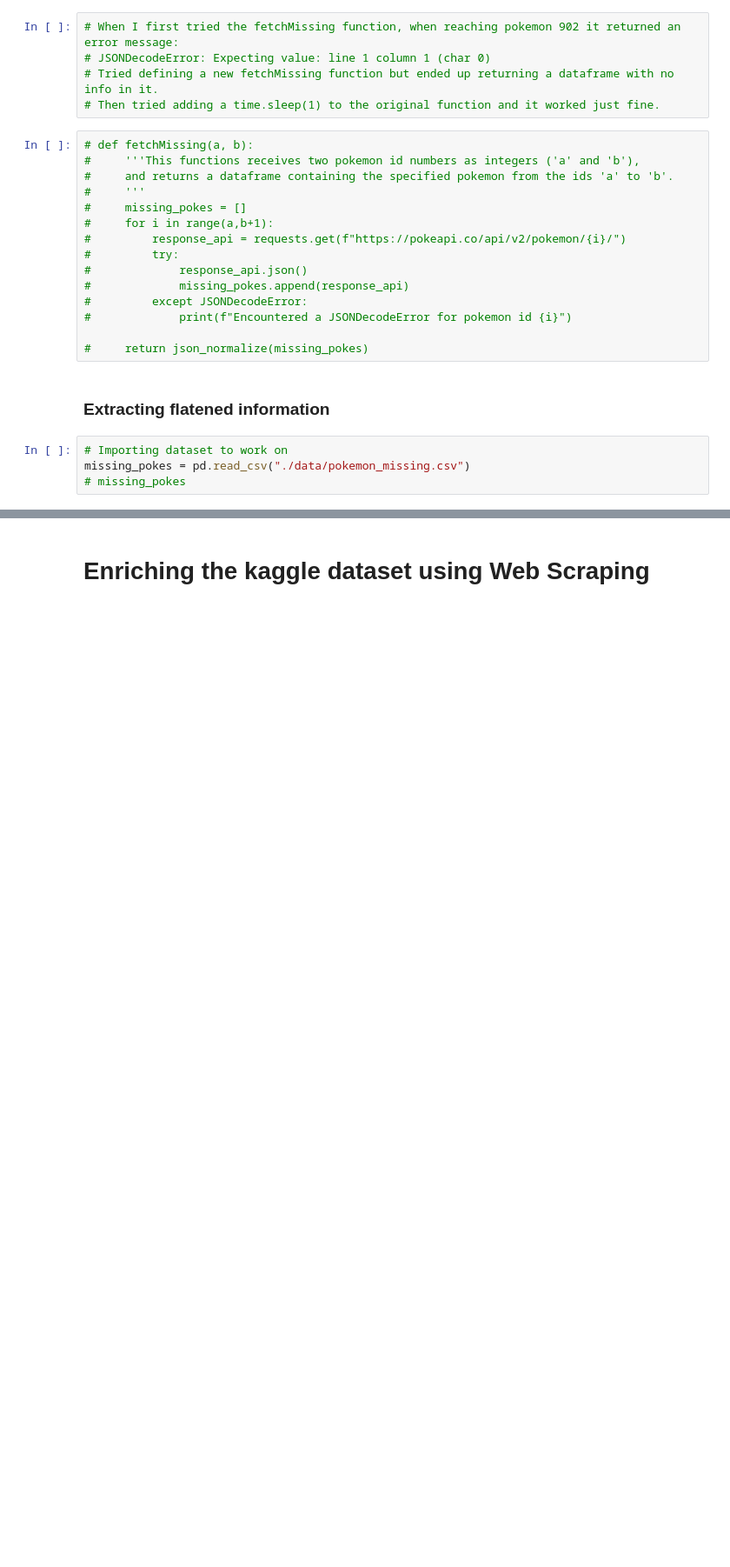
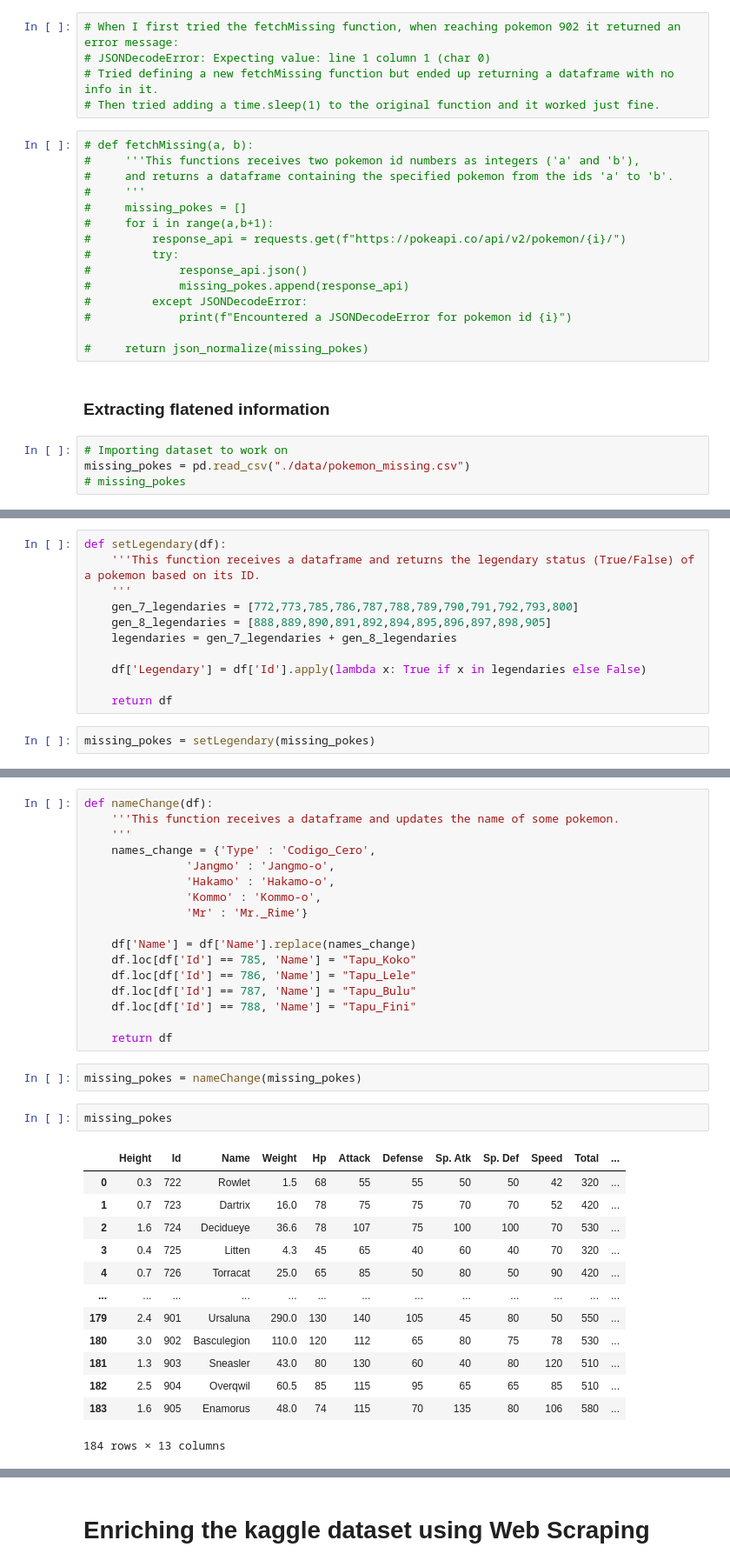
Before and after one commit to mplanasgit/project-2, a Jupyter notebook: enriching.ipynb, the cells around one changed output, grey strips where cells are left out. Shown at 87% size. Drawn from its saved outputs; the diff is of its cells as text; blank space fills up the shorter version.

Commit message:
updates on names

```diff
--- a/enriching.ipynb
+++ b/enriching.ipynb
@@ -316,0 +299,13 @@ missing_pokes.to_csv('./data/pokemon_missing_clean.csv', index = False)
+# %%
+def setLegendary(df):
+    '''This function receives a dataframe and returns the legendary status (True/False) of a pokemon based on its ID.
+    '''
+    gen_7_legendaries = [772,773,785,786,787,788,789,790,791,792,793,800]
+    gen_8_legendaries = [888,889,890,891,892,894,895,896,897,898,905]
+    legendaries = gen_7_legendaries + gen_8_legendaries
+
+    df['Legendary'] = df['Id'].apply(lambda x: True if x in legendaries else False)
+
+    return df
+# %%
+missing_pokes = setLegendary(missing_pokes)
@@ -316,0 +356,35 @@ missing_pokes.to_csv('./data/pokemon_missing_clean.csv', index = False)
+# %%
+def nameChange(df):
+    '''This function receives a dataframe and updates the name of some pokemon.
+    '''
+    names_change = {'Type' : 'Codigo_Cero',
+               'Jangmo' : 'Jangmo-o',
+               'Hakamo' : 'Hakamo-o',
+               'Kommo' : 'Kommo-o',
+               'Mr' : 'Mr._Rime'}
+
+    df['Name'] = df['Name'].replace(names_change)
+    df.loc[df['Id'] == 785, 'Name'] = "Tapu_Koko"
+    df.loc[df['Id'] == 786, 'Name'] = "Tapu_Lele"
+    df.loc[df['Id'] == 787, 'Name'] = "Tapu_Bulu"
+    df.loc[df['Id'] == 788, 'Name'] = "Tapu_Fini"
+
+    return df
+# %%
+missing_pokes = nameChange(missing_pokes)
+# %%
+missing_pokes
+# %% [output]
+|  | Height | Id | Name | Weight | Hp | Attack | Defense | Sp. Atk | Sp. Def | Speed | Total | ... |
+| 0 | 0.3 | 722 | Rowlet | 1.5 | 68 | 55 | 55 | 50 | 50 | 42 | 320 | ... |
+| 1 | 0.7 | 723 | Dartrix | 16.0 | 78 | 75 | 75 | 70 | 70 | 52 | 420 | ... |
+| 2 | 1.6 | 724 | Decidueye | 36.6 | 78 | 107 | 75 | 100 | 100 | 70 | 530 | ... |
+| 3 | 0.4 | 725 | Litten | 4.3 | 45 | 65 | 40 | 60 | 40 | 70 | 320 | ... |
+| 4 | 0.7 | 726 | Torracat | 25.0 | 65 | 85 | 50 | 80 | 50 | 90 | 420 | ... |
+| ... | ... | ... | ... | ... | ... | ... | ... | ... | ... | ... | ... | ... |
+| 179 | 2.4 | 901 | Ursaluna | 290.0 | 130 | 140 | 105 | 45 | 80 | 50 | 550 | ... |
+| 180 | 3.0 | 902 | Basculegion | 110.0 | 120 | 112 | 65 | 80 | 75 | 78 | 530 | ... |
+| 181 | 1.3 | 903 | Sneasler | 43.0 | 80 | 130 | 60 | 40 | 80 | 120 | 510 | ... |
+| 182 | 2.5 | 904 | Overqwil | 60.5 | 85 | 115 | 95 | 65 | 65 | 85 | 510 | ... |
+| 183 | 1.6 | 905 | Enamorus | 48.0 | 74 | 115 | 70 | 135 | 80 | 106 | 580 | ... |
+184 rows × 13 columns
```
Also changed, not shown: parts of 67 cells of this notebook, 1 other file.
